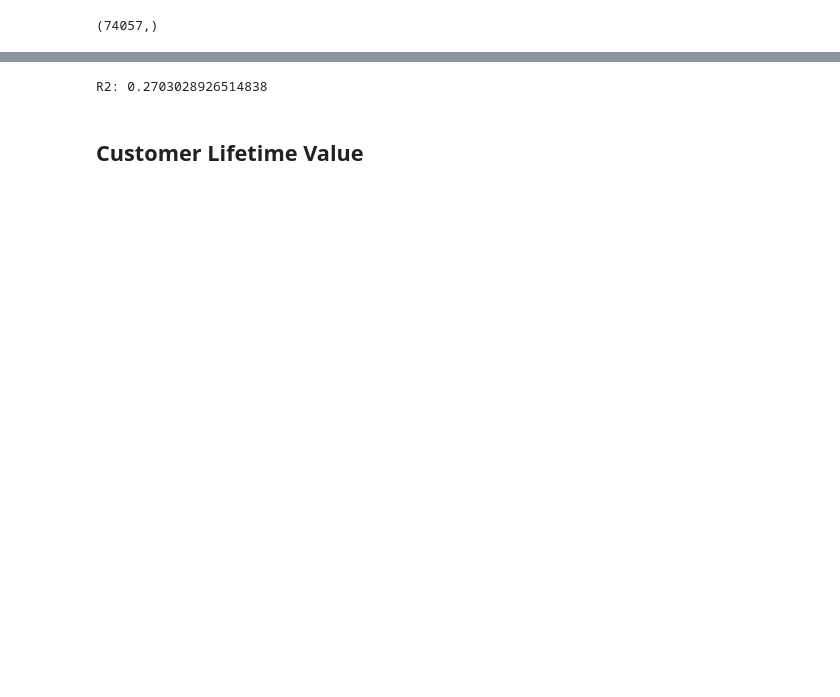
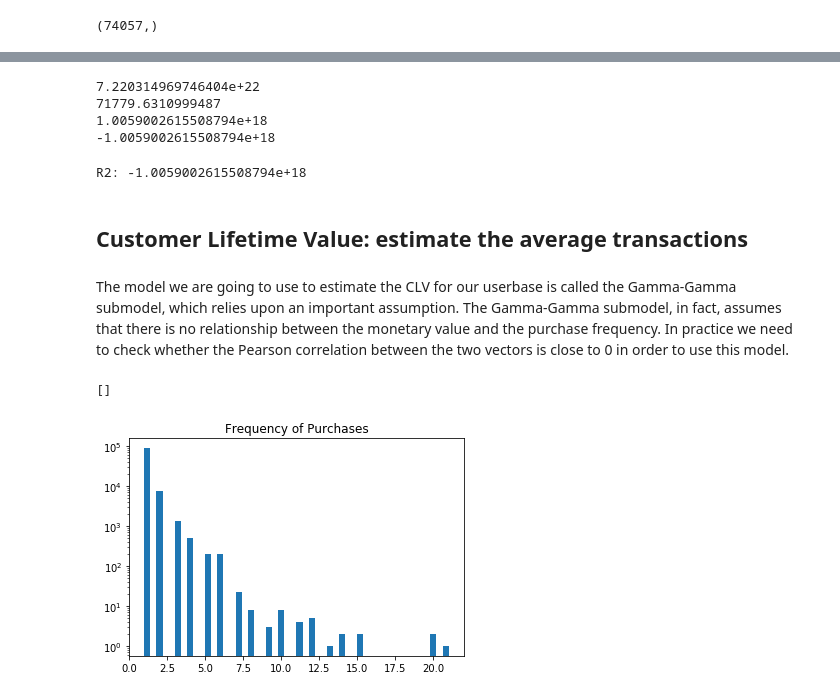
Before and after one commit to ldietsche/Springboard_Course, a Jupyter notebook: Capstone Project 1/Capstone Project 1 v2.ipynb, the cells around one changed output, grey strips where cells are left out. Cells and saved outputs as stored; diff of their text form; code cells hidden in the pictures; blank space fills up the shorter version.

```diff
--- a/Capstone Project 1/Capstone Project 1 v2.ipynb
+++ b/Capstone Project 1/Capstone Project 1 v2.ipynb
@@ -896,6 +902,20 @@ reg = LinearRegression().fit(X_train, y_train)
+# %%
+sse = ((y_test - yhat)**2).sum()
+ss = ((y_test - y_test.mean())**2).sum()
+print(sse)
+print(ss)
+test = sse/ss
+print(test)
+r_squared = 1 - (sse/ss)
+print(r_squared)
+# %% [output]
+7.220314969746404e+22
+71779.6310999487
+1.0059002615508794e+18
+-1.0059002615508794e+18
 # %%
 #estimate the R2 and coefficients
-print('R2:', reg.score(X_train, y_train))
+print('R2:', reg.score(X_test, y_test))
 #print('coefficients:', reg.coef_)
 # %% [output]
-R2: 0.2703028926514838
+R2: -1.0059002615508794e+18
@@ -904,2 +922,15 @@ reg.predict(np.array([[3, 5]]))
 # %% [markdown]
-## Customer Lifetime Value
+## Customer Lifetime Value: estimate the average transactions
+# %% [markdown]
+The model we are going to use to estimate the CLV for our userbase is called the Gamma-Gamma submodel, which relies upon an important assumption. The Gamma-Gamma submodel, in fact, assumes that there is no relationship between the monetary value and the purchase frequency. In practice we need to check whether the Pearson correlation between the two vectors is close to 0 in order to use this model.
+# %%
+customer_summary = pd.DataFrame(master_df.groupby(['customer_id']).price.mean())
+customer_summary['frequency'] = master_df.groupby(['customer_id']).order_id.count()
+# %%
+plt.hist(customer_summary['frequency'], bins = 50)
+plt.yscale('log')
+plt.title('Frequency of Purchases')
+plt.plot()
+# %% [output]
+[]
+[figure, added]
```
Also changed, not shown: parts of 19 cells of this notebook, 3 other files.
